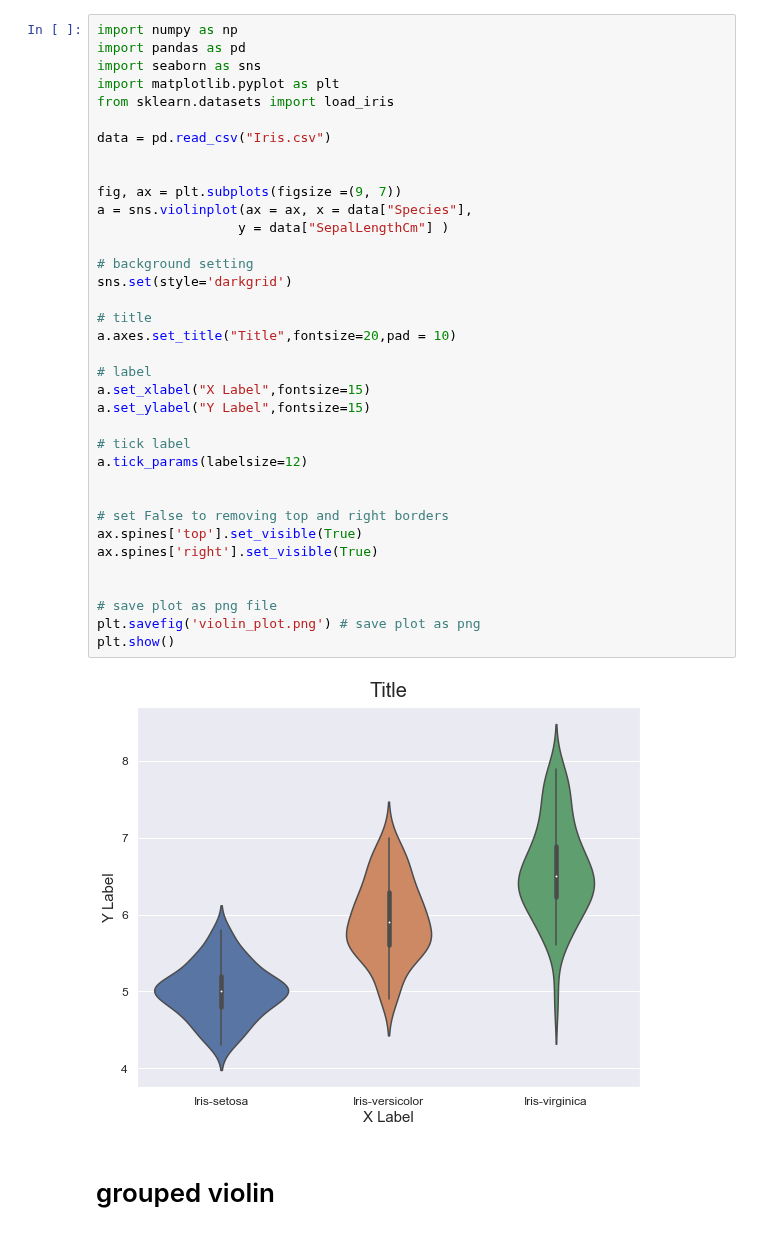
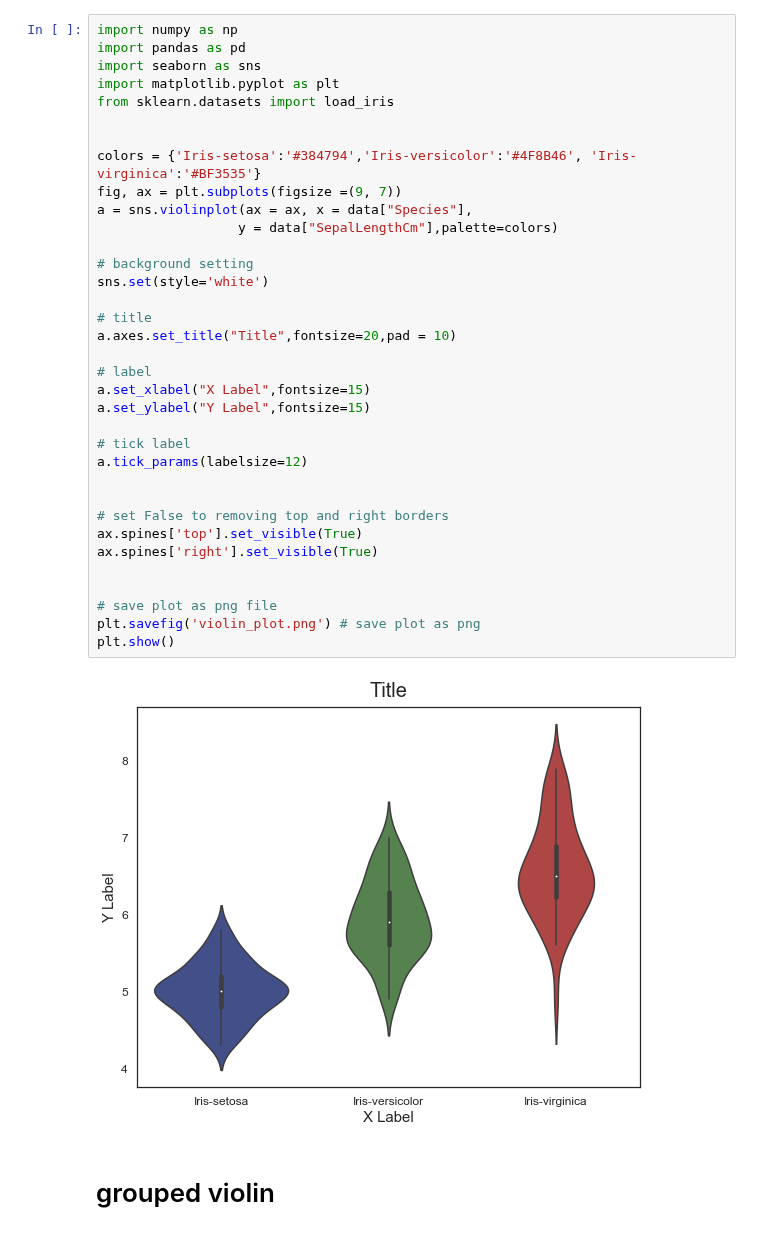
Before and after one commit to myang29/Diagram-Template, a Jupyter notebook: violin_plot_matplotlib.ipynb, the cells around one changed output. Cells and saved outputs as stored; diff of their text form.

```diff
--- a/violin_plot_matplotlib.ipynb
+++ b/violin_plot_matplotlib.ipynb
@@ -4,38 +4,37 @@ import pandas as pd
 import seaborn as sns
 import matplotlib.pyplot as plt
 from sklearn.datasets import load_iris
 
-data = pd.read_csv("Iris.csv")
 
-
+colors = {'Iris-setosa':'#384794','Iris-versicolor':'#4F8B46', 'Iris-virginica':'#BF3535'}
 fig, ax = plt.subplots(figsize =(9, 7))
 a = sns.violinplot(ax = ax, x = data["Species"],
-                  y = data["SepalLengthCm"] )
+                  y = data["SepalLengthCm"],palette=colors)
 
 # background setting
-sns.set(style='darkgrid')
+sns.set(style='white')
 
 # title
 a.axes.set_title("Title",fontsize=20,pad = 10)
 
 # label
 a.set_xlabel("X Label",fontsize=15)
 a.set_ylabel("Y Label",fontsize=15)
 
 # tick label
 a.tick_params(labelsize=12)
 
 
 # set False to removing top and right borders
 ax.spines['top'].set_visible(True)
 ax.spines['right'].set_visible(True)
 
 
 # save plot as png file
 plt.savefig('violin_plot.png') # save plot as png
 plt.show()
 # %% [output]
-[figure, old version]
+[figure, new version]
 # %% [markdown]
 # grouped violin
 # %%
```
Also changed, not shown: 10 other files.
